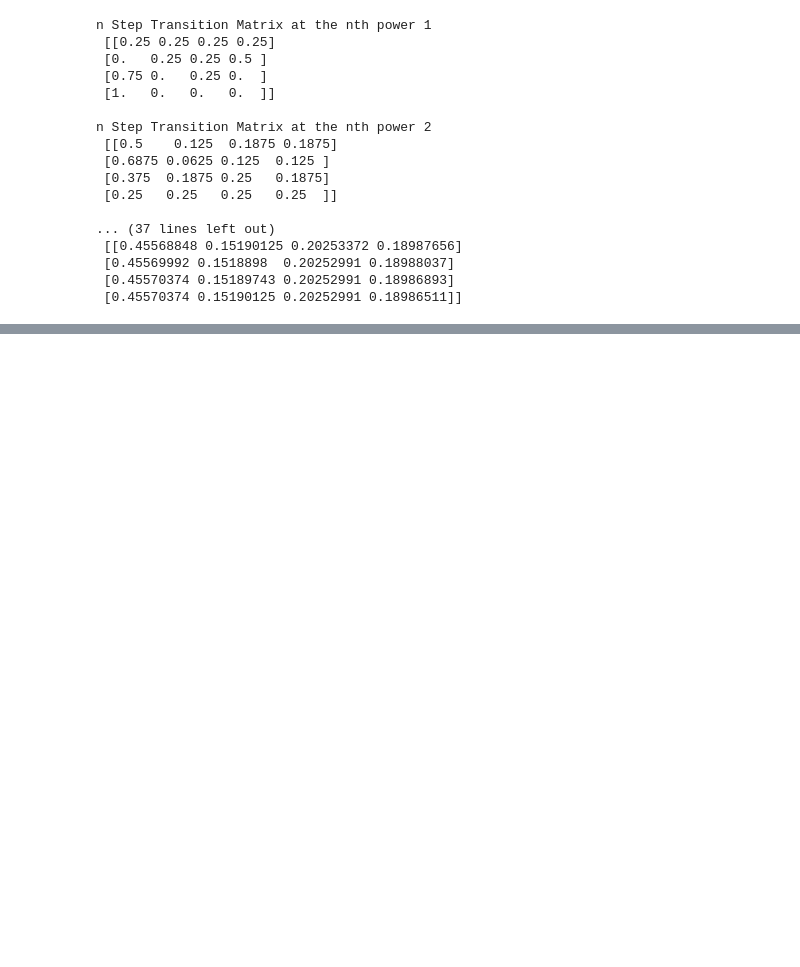
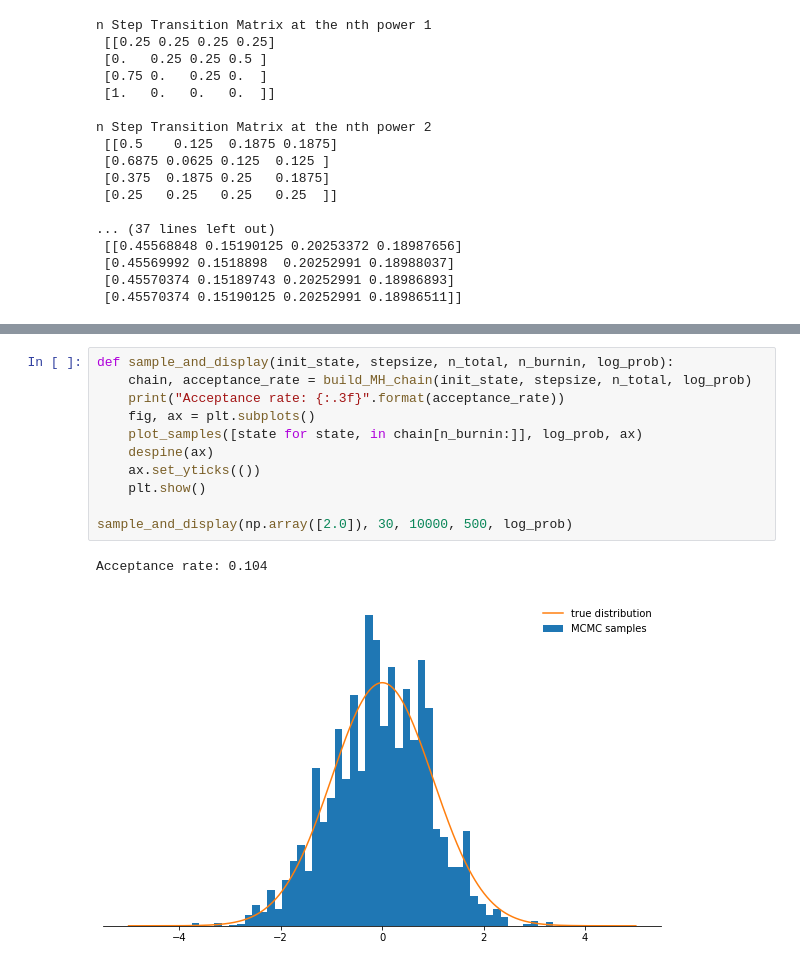
Before and after one commit to johnreyes96/modeling-and-simulation, a Jupyter notebook: src/main/python/classes/MarkovChains.ipynb, the cells around one changed output, grey strips where cells are left out. Cells and saved outputs as stored; diff of their text form; blank space fills up the shorter version.

```diff
--- a/src/main/python/classes/MarkovChains.ipynb
+++ b/src/main/python/classes/MarkovChains.ipynb
@@ -297,0 +409,14 @@ n Step Transition Matrix at the nth power 2
+# %%
+def sample_and_display(init_state, stepsize, n_total, n_burnin, log_prob):
+    chain, acceptance_rate = build_MH_chain(init_state, stepsize, n_total, log_prob)
+    print("Acceptance rate: {:.3f}".format(acceptance_rate))
+    fig, ax = plt.subplots()
+    plot_samples([state for state, in chain[n_burnin:]], log_prob, ax)
+    despine(ax)
+    ax.set_yticks(())
+    plt.show()
+
+sample_and_display(np.array([2.0]), 30, 10000, 500, log_prob)
+# %% [output]
+Acceptance rate: 0.104
+[figure, added]
```
Also changed, not shown: parts of 15 cells of this notebook.
